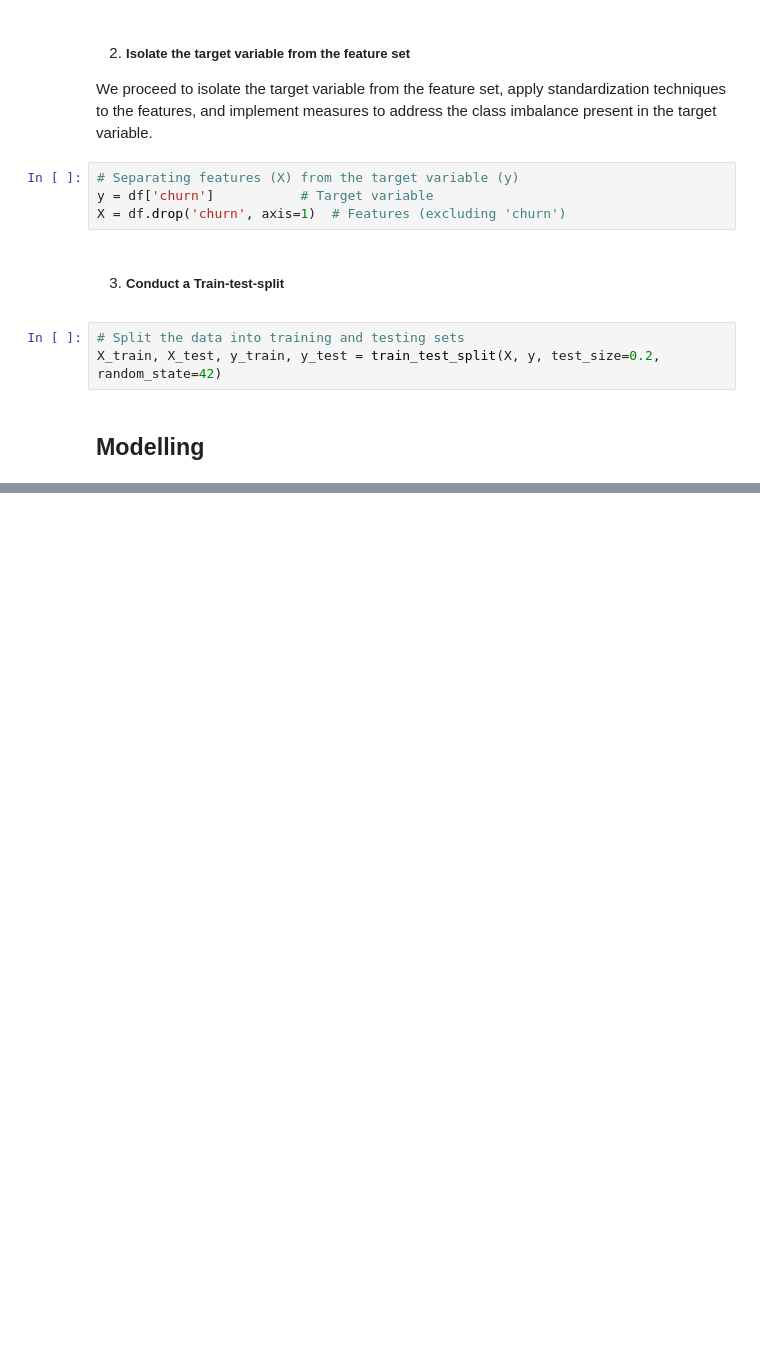
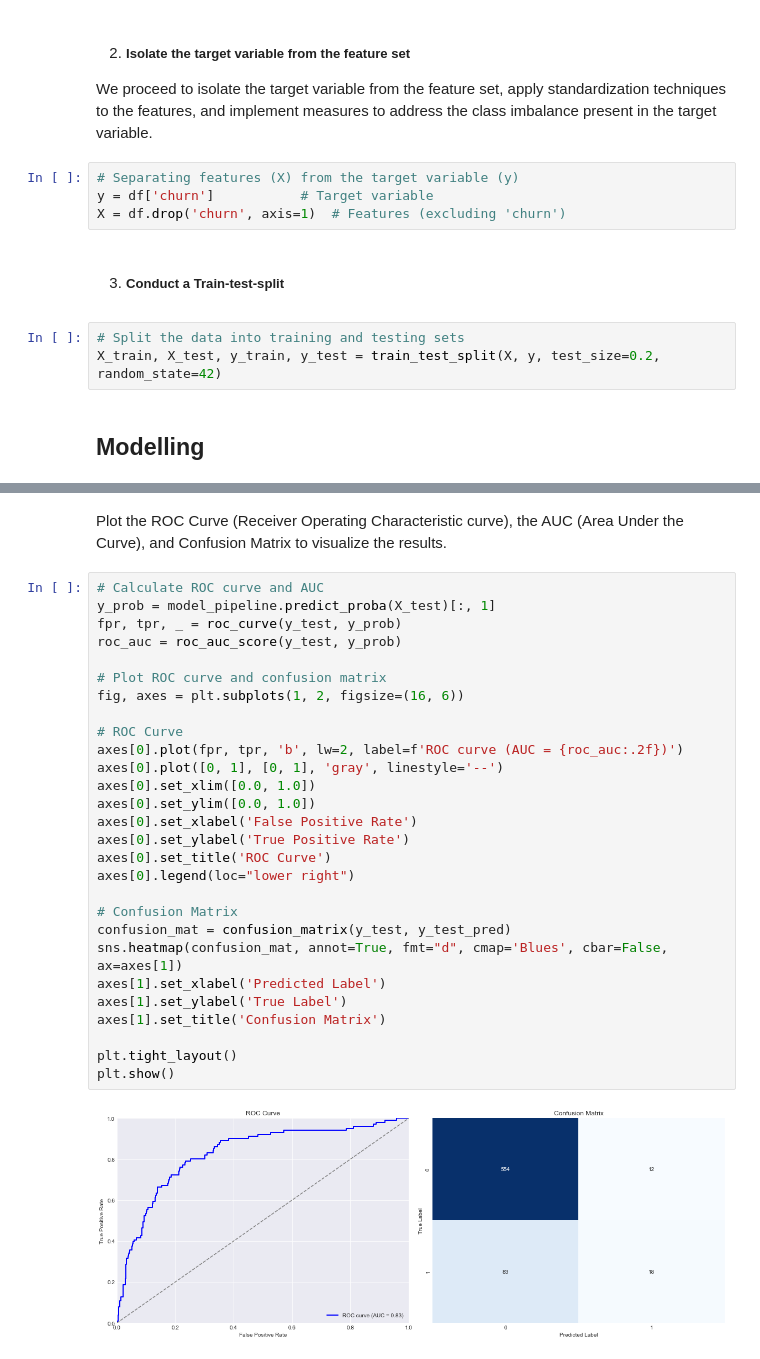
Before and after one commit to Annolyne/Phase3_Project, a Jupyter notebook: index.ipynb, the cells around one changed output, grey strips where cells are left out. Saved outputs shown, nothing was run; the diff lists cells and outputs as text; blank space fills up the shorter version.

Commit message:
Logistic regression Model

```diff
--- a/index.ipynb
+++ b/index.ipynb
@@ -630,0 +697,32 @@ X_train, X_test, y_train, y_test = train_test_split(X, y, test_size=0.2, random_
+# %% [markdown]
+Plot the ROC Curve (Receiver Operating Characteristic curve), the AUC (Area Under the Curve), and Confusion Matrix to visualize the results.
+# %%
+# Calculate ROC curve and AUC
+y_prob = model_pipeline.predict_proba(X_test)[:, 1]
+fpr, tpr, _ = roc_curve(y_test, y_prob)
+roc_auc = roc_auc_score(y_test, y_prob)
+
+# Plot ROC curve and confusion matrix
+fig, axes = plt.subplots(1, 2, figsize=(16, 6))
+
+# ROC Curve
+axes[0].plot(fpr, tpr, 'b', lw=2, label=f'ROC curve (AUC = {roc_auc:.2f})')
+axes[0].plot([0, 1], [0, 1], 'gray', linestyle='--')
+axes[0].set_xlim([0.0, 1.0])
+axes[0].set_ylim([0.0, 1.0])
+axes[0].set_xlabel('False Positive Rate')
+axes[0].set_ylabel('True Positive Rate')
+axes[0].set_title('ROC Curve')
+axes[0].legend(loc="lower right")
+
+# Confusion Matrix
+confusion_mat = confusion_matrix(y_test, y_test_pred)
+sns.heatmap(confusion_mat, annot=True, fmt="d", cmap='Blues', cbar=False, ax=axes[1])
+axes[1].set_xlabel('Predicted Label')
+axes[1].set_ylabel('True Label')
+axes[1].set_title('Confusion Matrix')
+
+plt.tight_layout()
+plt.show()
+# %% [output]
+[figure, added]
```
Also changed, not shown: parts of 11 cells of this notebook.
